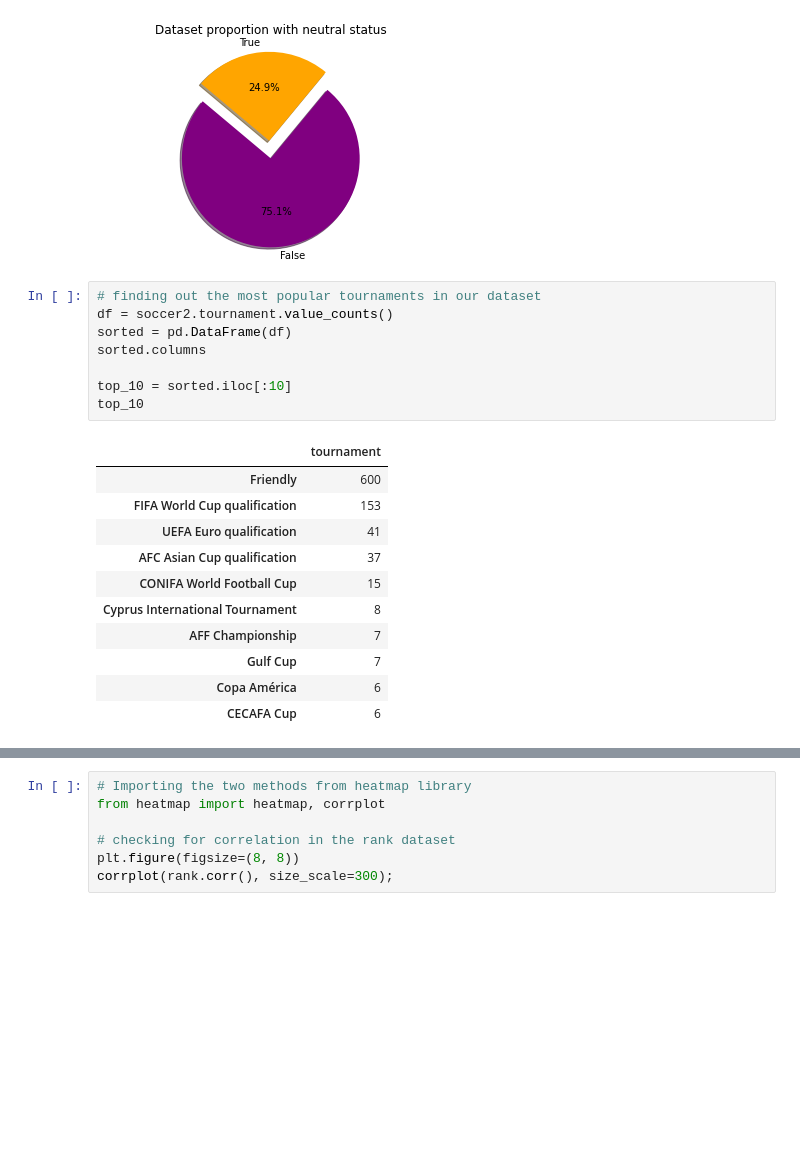
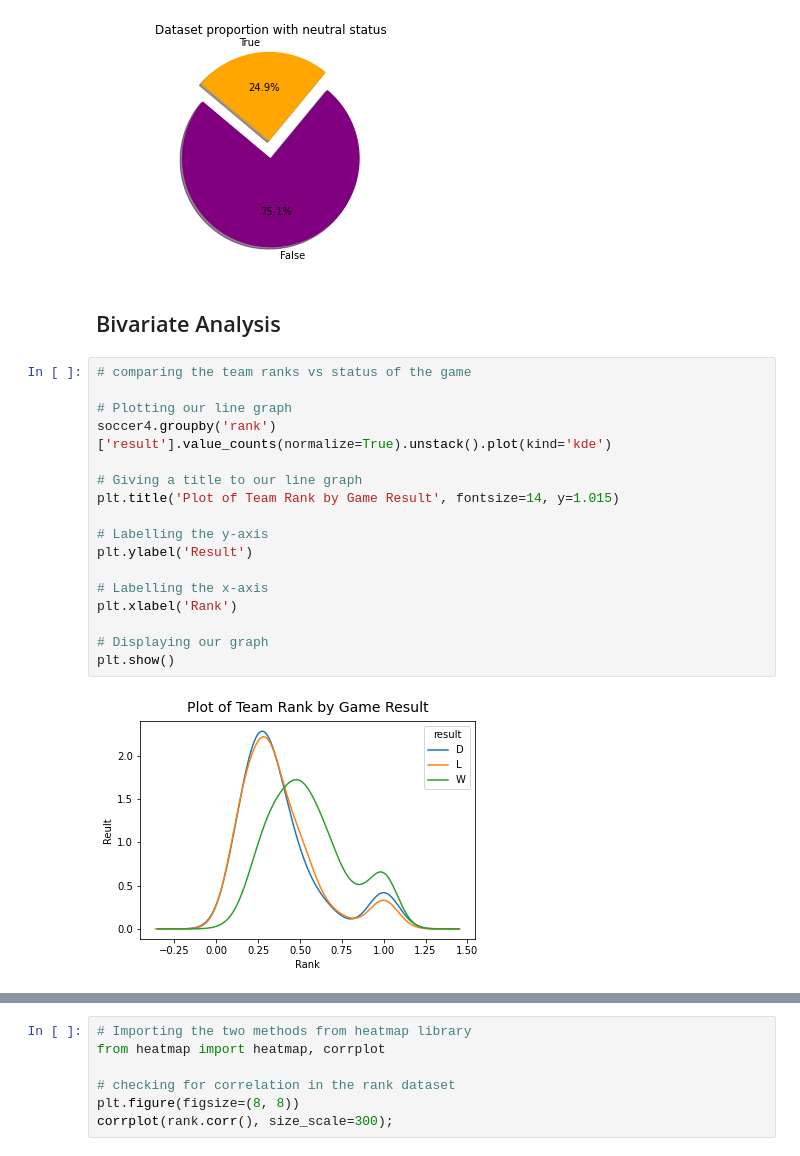
Before and after one commit to Mwadz/IP-week-6, a Jupyter notebook: Week_6_Machine_Learning_Regression_Cynthia_Mwadime_2022_IP.ipynb, the cells around one changed output, grey strips where cells are left out. Cells and saved outputs as stored; diff of their text form; blank space fills up the shorter version.

```diff
--- a/Week_6_Machine_Learning_Regression_Cynthia_Mwadime_2022_IP.ipynb
+++ b/Week_6_Machine_Learning_Regression_Cynthia_Mwadime_2022_IP.ipynb
@@ -385,26 +431,27 @@ plt.title('Dataset proportion with neutral status')
 plt.show()
 # %% [output]
 [figure]
-# %%
-# finding out the most popular tournaments in our dataset
-df = soccer2.tournament.value_counts()
-sorted = pd.DataFrame(df)
-sorted.columns
-
-top_10 = sorted.iloc[:10]
-top_10
-# %% [output]
-|  | tournament |
-| Friendly | 600 |
-| FIFA World Cup qualification | 153 |
-| UEFA Euro qualification | 41 |
-| AFC Asian Cup qualification | 37 |
-| CONIFA World Football Cup | 15 |
-| Cyprus International Tournament | 8 |
-| AFF Championship | 7 |
-| Gulf Cup | 7 |
-| Copa América | 6 |
-| CECAFA Cup | 6 |
+# %% [markdown]
+## Bivariate Analysis
+# %%
+# comparing the team ranks vs status of the game
+
+# Plotting our line graph
+soccer4.groupby('rank')['result'].value_counts(normalize=True).unstack().plot(kind='kde')
+
+# Giving a title to our line graph
+plt.title('Plot of Team Rank by Game Result', fontsize=14, y=1.015)
+
+# Labelling the y-axis
+plt.ylabel('Result')
+
+# Labelling the x-axis
+plt.xlabel('Rank')
+
+# Displaying our graph
+plt.show()
+# %% [output]
+[figure, added]
 # %%
 # Installing heatmapz
 !pip install heatmapz
```
Also changed, not shown: parts of 100 cells of this notebook.
